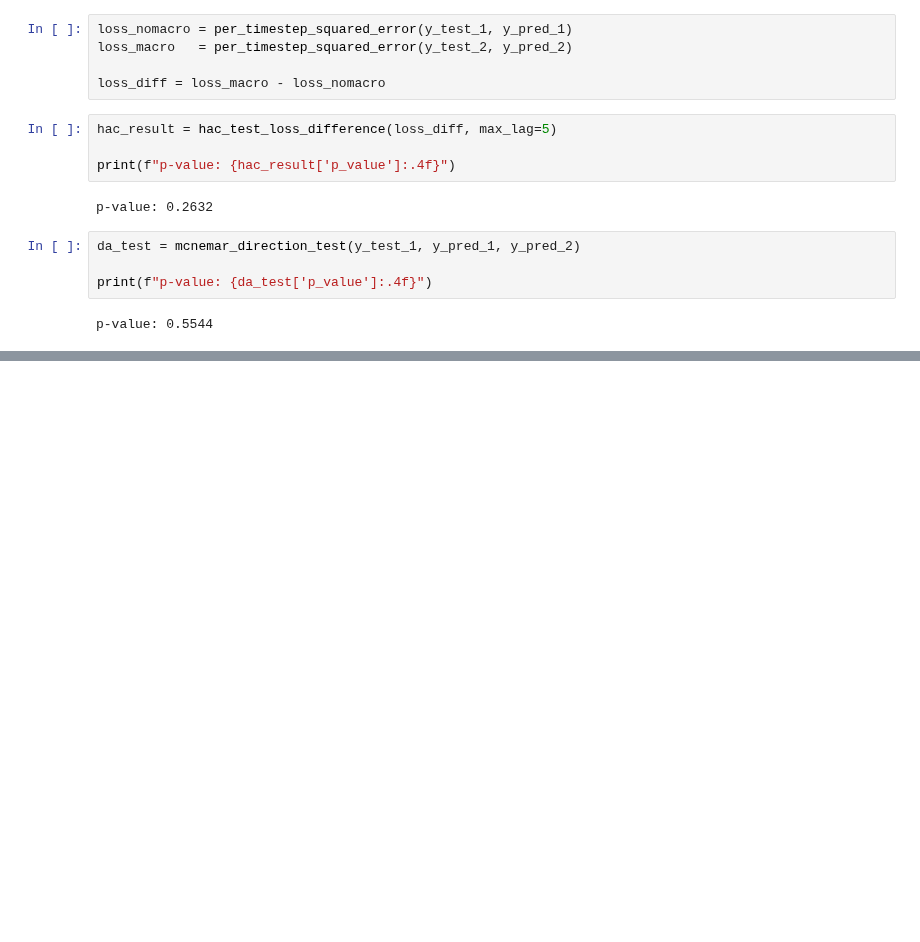
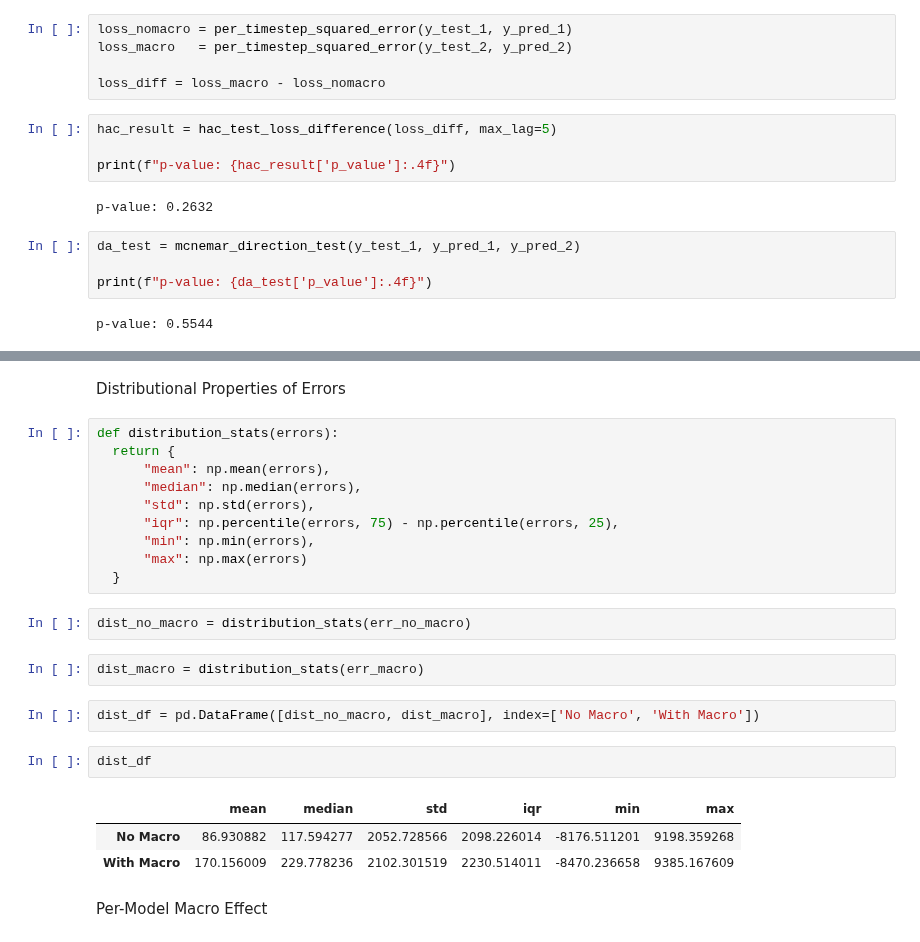
Before and after one commit to NichBry25/BitcoinPricePrediction, a Jupyter notebook: BTCForecasting_GRU_Based_DeepVAR.ipynb, the cells around one changed output, grey strips where cells are left out. Saved outputs shown, nothing was run; the diff lists cells and outputs as text; blank space fills up the shorter version.

```diff
--- a/BTCForecasting_GRU_Based_DeepVAR.ipynb
+++ b/BTCForecasting_GRU_Based_DeepVAR.ipynb
@@ -576,0 +608,26 @@ p-value: 0.5544
+# %% [markdown]
+Distributional Properties of Errors
+# %%
+def distribution_stats(errors):
+  return {
+      "mean": np.mean(errors),
+      "median": np.median(errors),
+      "std": np.std(errors),
+      "iqr": np.percentile(errors, 75) - np.percentile(errors, 25),
+      "min": np.min(errors),
+      "max": np.max(errors)
+  }
+# %%
+dist_no_macro = distribution_stats(err_no_macro)
+# %%
+dist_macro = distribution_stats(err_macro)
+# %%
+dist_df = pd.DataFrame([dist_no_macro, dist_macro], index=['No Macro', 'With Macro'])
+# %%
+dist_df
+# %% [output]
+|  | mean | median | std | iqr | min | max |
+| No Macro | 86.930882 | 117.594277 | 2052.728566 | 2098.226014 | -8176.511201 | 9198.359268 |
+| With Macro | 170.156009 | 229.778236 | 2102.301519 | 2230.514011 | -8470.236658 | 9385.167609 |
+# %% [markdown]
+Per-Model Macro Effect
```
Also changed, not shown: parts of 19 cells of this notebook.
